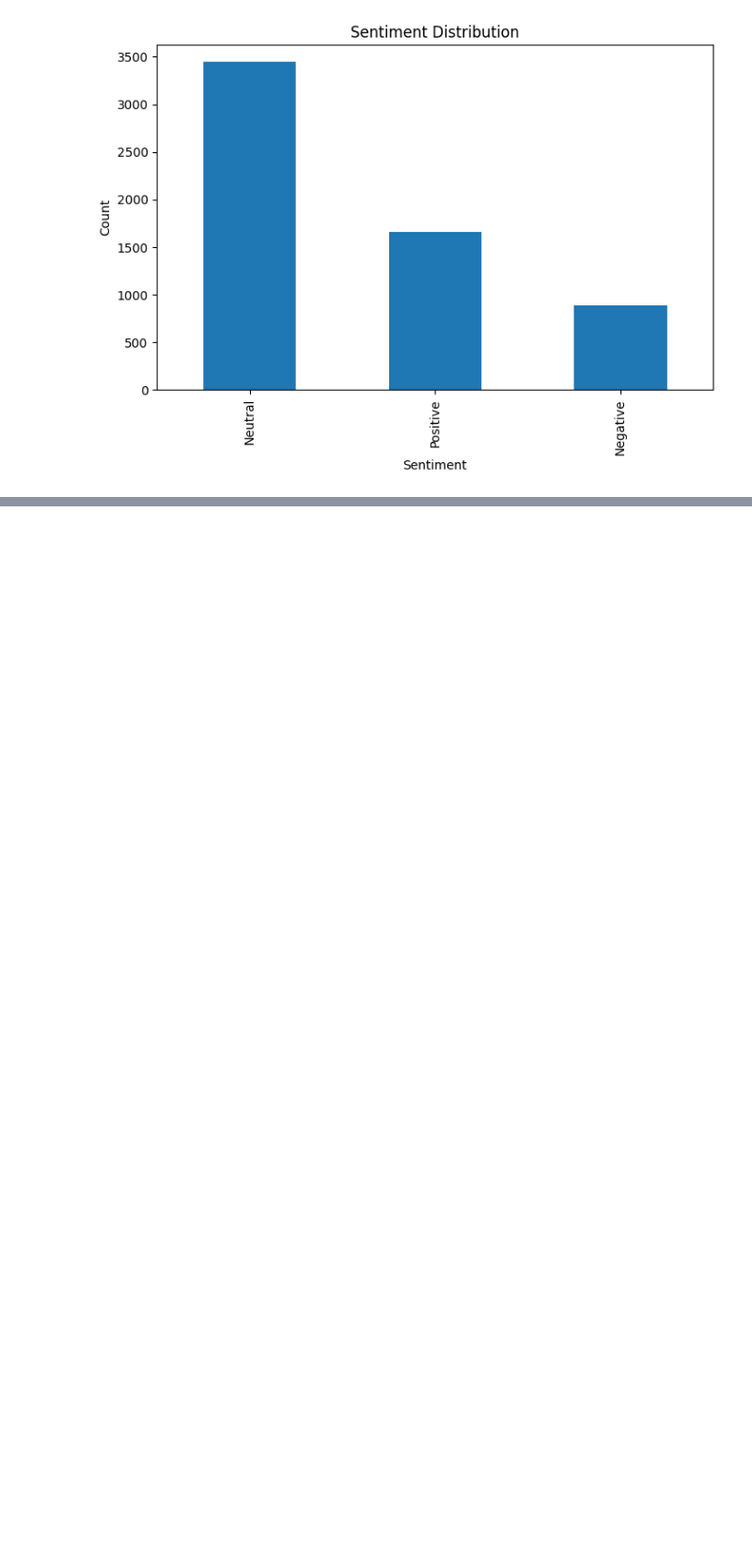
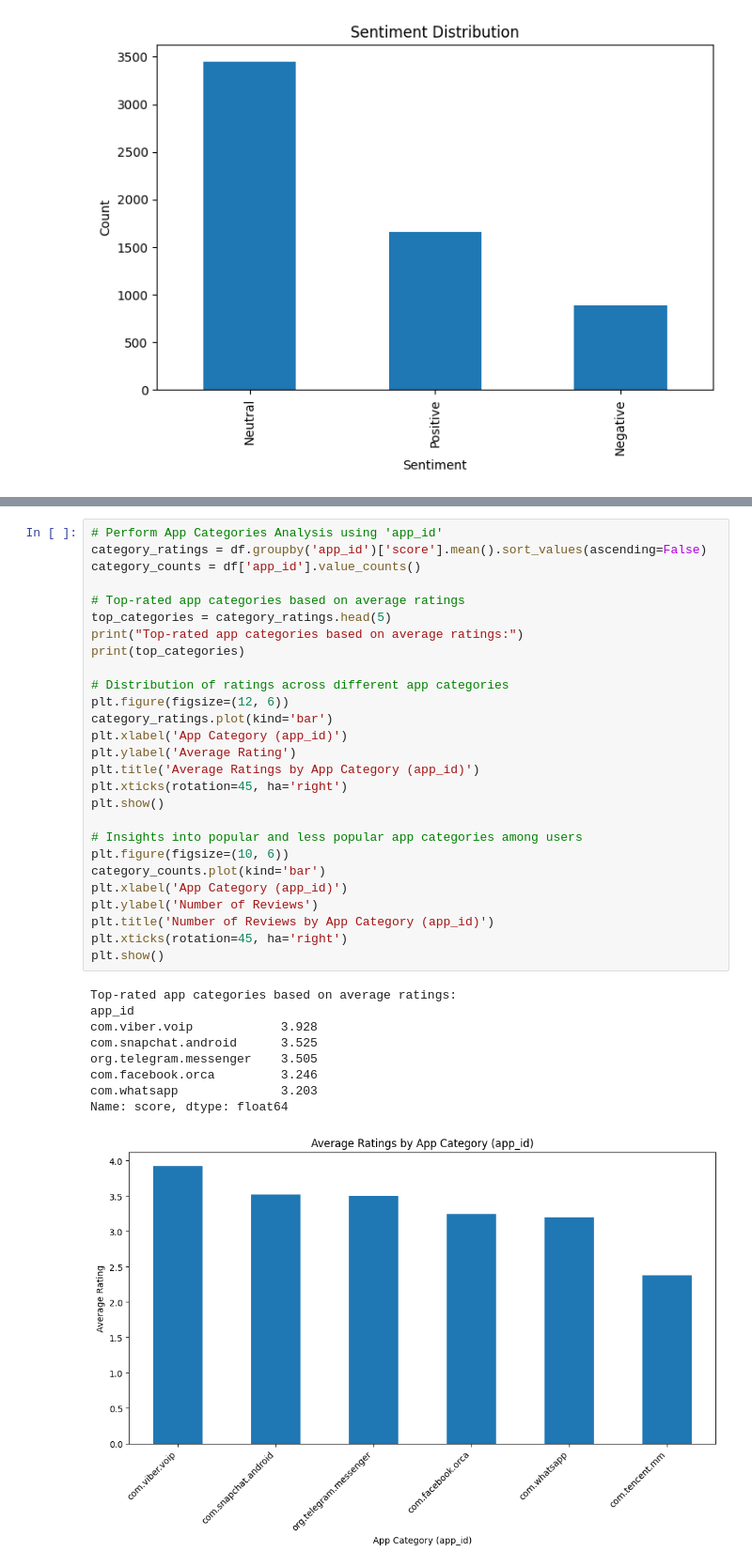
Before and after one commit to ghanaram/Play-store-app-review-analysis, a Jupyter notebook: Play_Store_App_Review_Analysis.ipynb, the cells around one changed output, grey strips where cells are left out. Shown: that part at 94% size. Drawn from its saved outputs; the diff is of its cells as text; blank space fills up the shorter version.

```diff
--- a/Play_Store_App_Review_Analysis.ipynb
+++ b/Play_Store_App_Review_Analysis.ipynb
@@ -171,0 +180,37 @@ plt.show()
+# %%
+# Perform App Categories Analysis using 'app_id'
+category_ratings = df.groupby('app_id')['score'].mean().sort_values(ascending=False)
+category_counts = df['app_id'].value_counts()
+
+# Top-rated app categories based on average ratings
+top_categories = category_ratings.head(5)
+print("Top-rated app categories based on average ratings:")
+print(top_categories)
+
+# Distribution of ratings across different app categories
+plt.figure(figsize=(12, 6))
+category_ratings.plot(kind='bar')
+plt.xlabel('App Category (app_id)')
+plt.ylabel('Average Rating')
+plt.title('Average Ratings by App Category (app_id)')
+plt.xticks(rotation=45, ha='right')
+plt.show()
+
+# Insights into popular and less popular app categories among users
+plt.figure(figsize=(10, 6))
+category_counts.plot(kind='bar')
+plt.xlabel('App Category (app_id)')
+plt.ylabel('Number of Reviews')
+plt.title('Number of Reviews by App Category (app_id)')
+plt.xticks(rotation=45, ha='right')
+plt.show()
+# %% [output]
+Top-rated app categories based on average ratings:
+app_id
+com.viber.voip            3.928
+com.snapchat.android      3.525
+org.telegram.messenger    3.505
+com.facebook.orca         3.246
+com.whatsapp              3.203
+Name: score, dtype: float64
+[figure, added]
```
Also changed, not shown: parts of 10 cells of this notebook.
